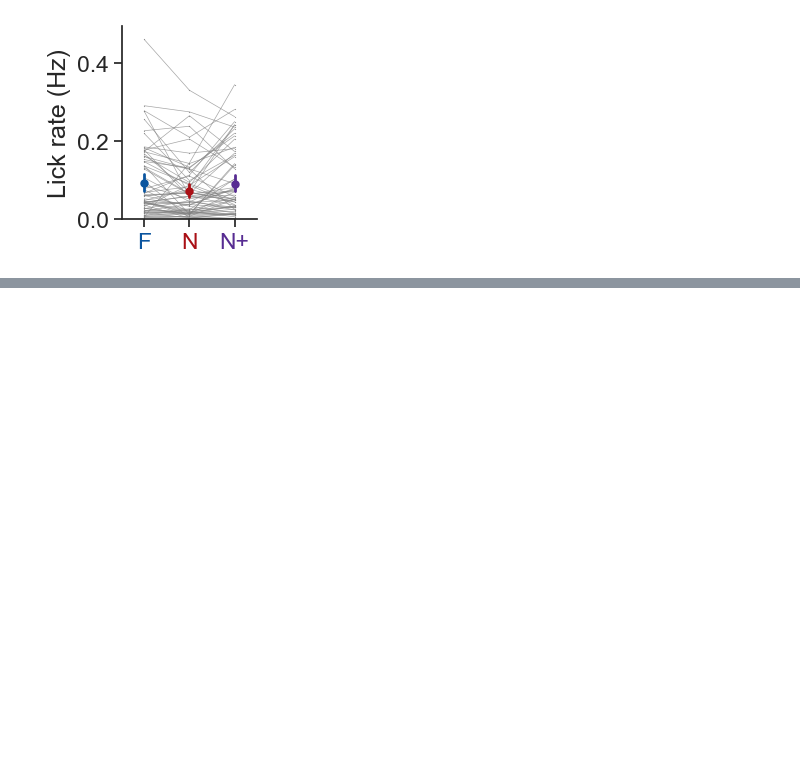
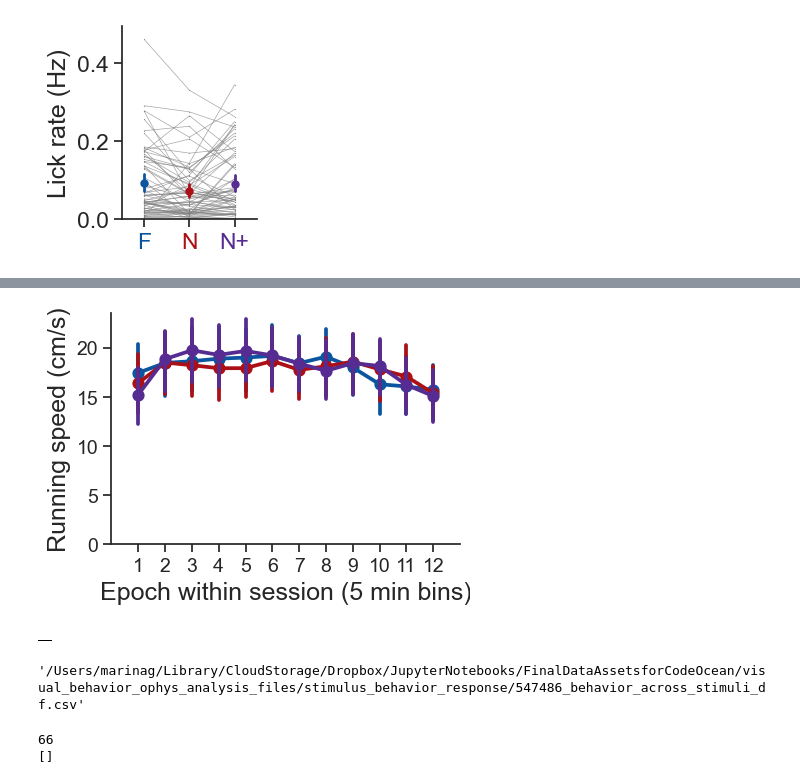
Before and after one commit to AllenInstitute/visual_behavior_analysis, a Jupyter notebook: notebooks/platform_paper_figures/figure_2_main.ipynb, the cells around one changed output, grey strips where cells are left out. Drawn from its saved outputs; the diff is of its cells as text; code cells hidden in the pictures; blank space fills up the shorter version.

```diff
--- a/notebooks/platform_paper_figures/figure_2_main.ipynb
+++ b/notebooks/platform_paper_figures/figure_2_main.ipynb
@@ -1217,0 +827,35 @@ ppf.plot_metric_across_stimuli_by_experience_level(image_sdf, metric, time_windo
+# %%
+figsize = (4.5, 3)
+fig, ax = plt.subplots(figsize=figsize)
+
+ax = ppf.plot_mean_response_by_epoch_all_cell_types(running_speed_mdf_images_epochs, metric='mean_response', horizontal=True, ymin=0,
+                                ylabel='Running speed (cm/s)', title='', legend=False, estimator=np.mean, max_epoch=11, ax=ax)
+# %% [output]
+[figure, added]
+# %%
+stim_behavior_response_df
+# %% [output]
+|  |
+# %%
+os.path.join(file_dir, filename)
+# %% [output]
+'/Users/marinag/Library/CloudStorage/Dropbox/JupyterNotebooks/FinalDataAssetsforCodeOcean/visual_behavior_ophys_analysis_files/stimulus_behavior_response/547486_behavior_across_stimuli_df.csv'
+# %%
+# mouse_id = platform_experiments.mouse_id.unique()[0]
+file_dir = loading.get_stimulus_behavior_response_dir()
+stim_behavior_response_df = pd.DataFrame()
+problem_mice = []
+for mouse_id in platform_experiments.mouse_id.unique():
+    filename = str(mouse_id)+'_behavior_across_stimuli_df.csv'
+    filepath = os.path.join(file_dir, filename)
+    try:
+        df = pd.read_csv(filepath, index_col=0)
+        df['mouse_id'] = mouse_id
+        stim_behavior_response_df = pd.concat((stim_behavior_response_df, df))
+    except:
+        problem_mice.append(mouse_id)
+print(len(stim_behavior_response_df.mouse_id.unique()))
+print(problem_mice)
+# %% [output]
+66
+[]
```
Also changed, not shown: parts of 26 cells of this notebook, 5 other files.
